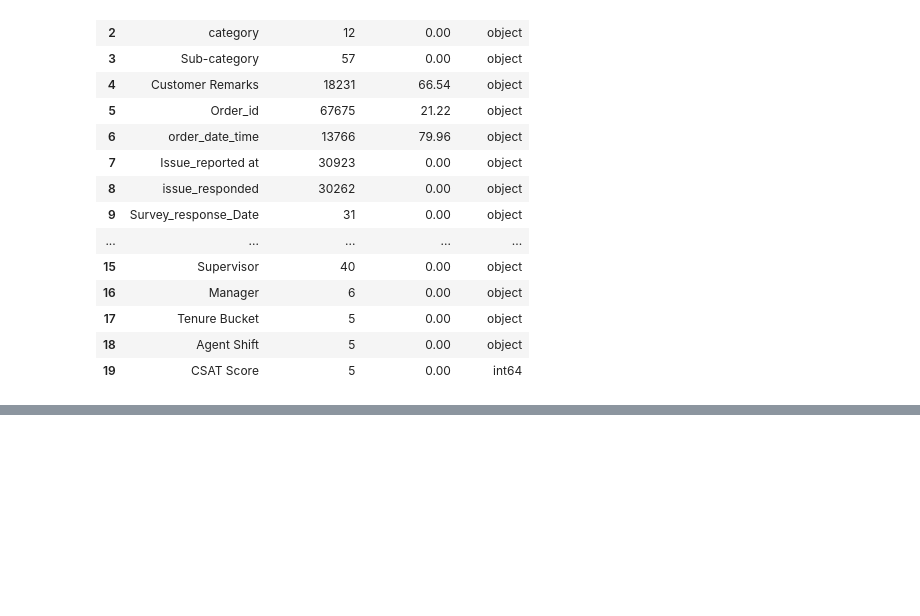
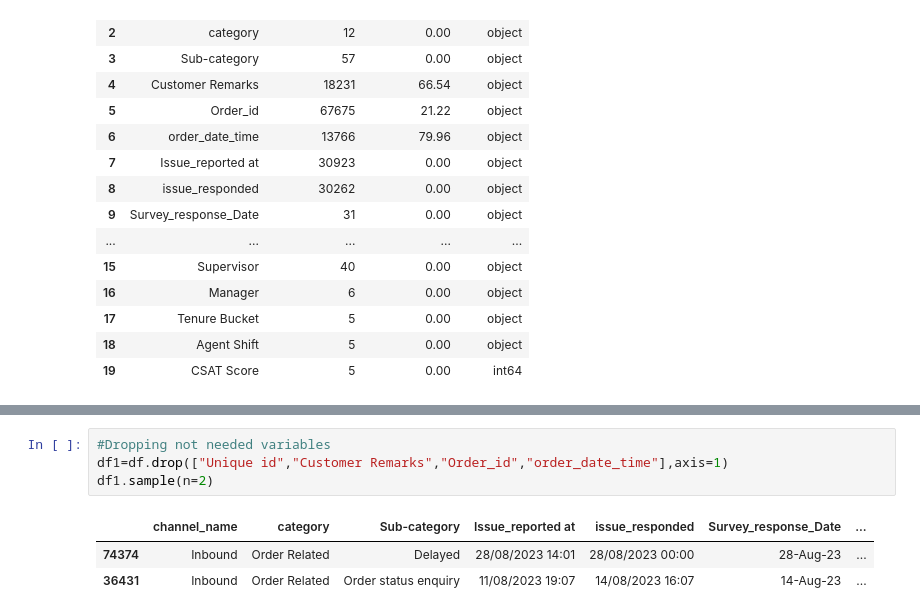
Before and after one commit to sharath199324/DeepCSAT--E-Commerce-Customer-Satisfaction-Score-Prediction-main, a Jupyter notebook: CSAT_ANN.ipynb, the cells around one changed output, grey strips where cells are left out. Saved outputs shown, nothing was run; the diff lists cells and outputs as text; blank space fills up the shorter version.

```diff
--- a/CSAT_ANN.ipynb
+++ b/CSAT_ANN.ipynb
@@ -174,0 +183,8 @@ analysis_df
+# %%
+#Dropping not needed variables
+df1=df.drop(["Unique id","Customer Remarks","Order_id","order_date_time"],axis=1)
+df1.sample(n=2)
+# %% [output]
+|  | channel_name | category | Sub-category | Issue_reported at | issue_responded | Survey_response_Date | ... |
+| 74374 | Inbound | Order Related | Delayed | 28/08/2023 14:01 | 28/08/2023 00:00 | 28-Aug-23 | ... |
+| 36431 | Inbound | Order Related | Order status enquiry | 11/08/2023 19:07 | 14/08/2023 16:07 | 14-Aug-23 | ... |
```
Also changed, not shown: parts of 6 cells of this notebook.
